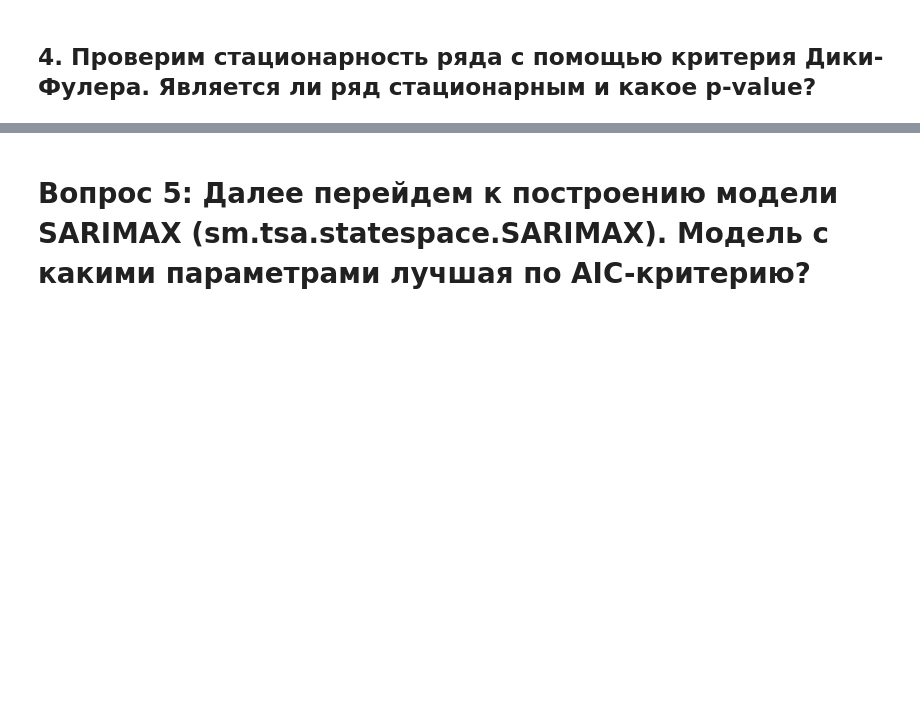
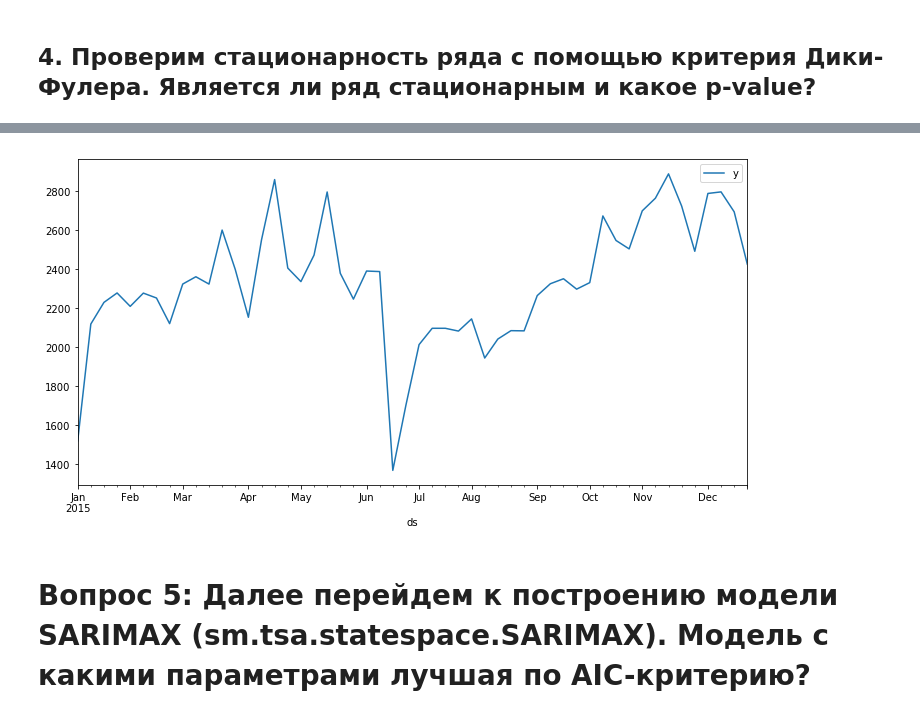
Before and after one commit to sergeybelov/open-machine-learning-cource, a Jupyter notebook: 9_week.ipynb, the cells around one changed output, grey strips where cells are left out. Cells and saved outputs as stored; diff of their text form; code cells hidden in the pictures; blank space fills up the shorter version.

```diff
--- a/9_week.ipynb
+++ b/9_week.ipynb
@@ -173,3 +161,10 @@ dtype: float64
+# %%
+ tval=train_df.set_index('ds')#Делаем новую колонку индексом
+ tval.resample('W').mean().plot(figsize=(12,6))
+
+ del tval
+# %% [output]
+[figure, added]
 # %% [markdown]
 # Вопрос 5: Далее перейдем к построению модели SARIMAX (sm.tsa.statespace.SARIMAX). Модель c какими параметрами лучшая по AIC-критерию?
 # %%
```
Also changed, not shown: parts of 12 cells of this notebook.
